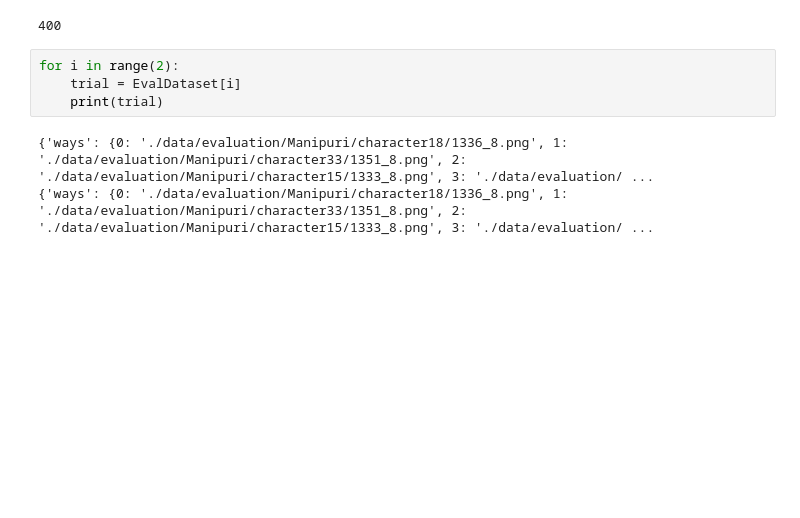
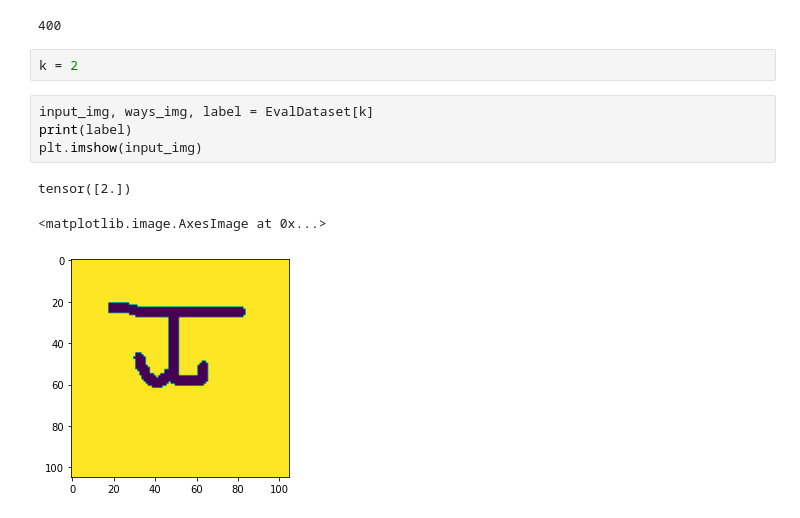
Before and after one commit to ganwook/siamese_reimple, a Jupyter notebook: check_dataset.ipynb, the cells around one changed output. Cells and saved outputs as stored; diff of their text form; blank space fills up the shorter version.

Commit message:
debug OneshotDataset and sanity check with the DataLoader

```diff
--- a/check_dataset.ipynb
+++ b/check_dataset.ipynb
@@ -55,10 +58,13 @@ begin loading valid dataset to the memory
 len(EvalDataset)
 # %% [output]
 400
-# %%
-for i in range(2):
-    trial = EvalDataset[i]
-    print(trial)
-# %% [output]
-{'ways': {0: './data/evaluation/Manipuri/character18/1336_8.png', 1: './data/evaluation/Manipuri/character33/1351_8.png', 2: './data/evaluation/Manipuri/character15/1333_8.png', 3: './data/evaluation/ ...
-{'ways': {0: './data/evaluation/Manipuri/character18/1336_8.png', 1: './data/evaluation/Manipuri/character33/1351_8.png', 2: './data/evaluation/Manipuri/character15/1333_8.png', 3: './data/evaluation/ ...
+# %%
+k = 2
+# %%
+input_img, ways_img, label = EvalDataset[k]
+print(label)
+plt.imshow(input_img)
+# %% [output]
+tensor([2.])
+<matplotlib.image.AxesImage at 0x...>
+[figure, added]
```
Also changed, not shown: parts of 8 cells of this notebook, 1 other file.
